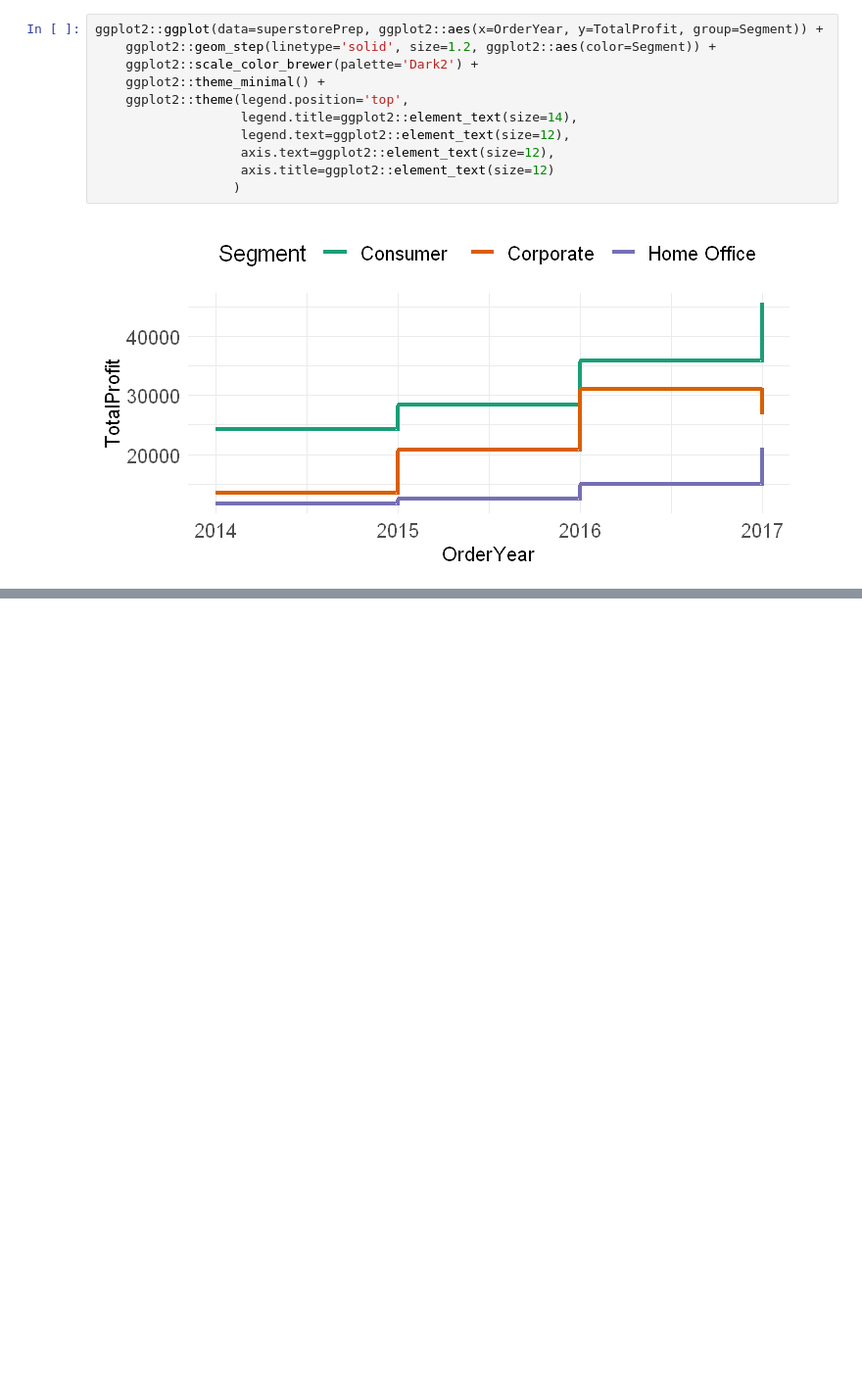
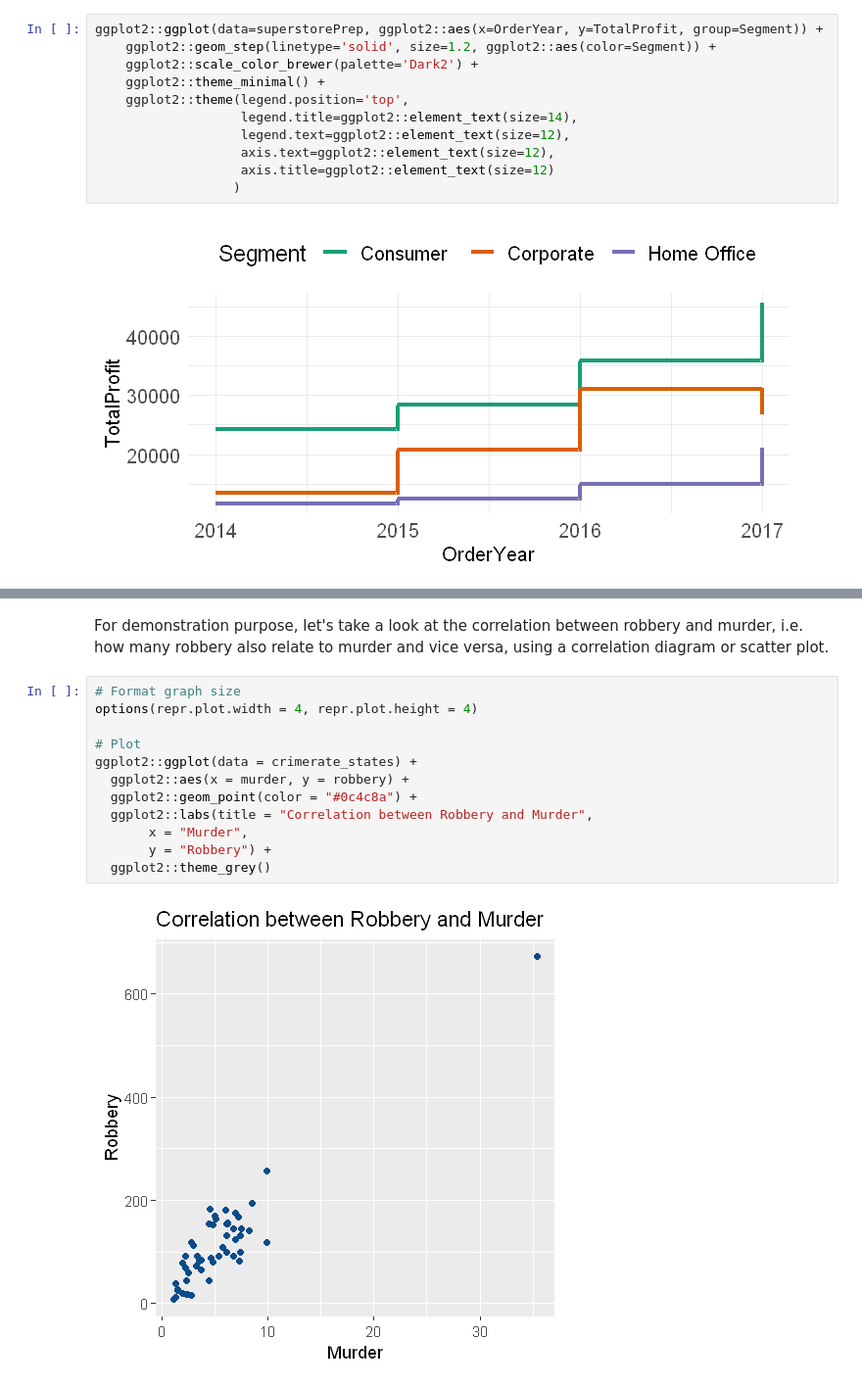
Before and after one commit to anirbanpalDSC/Data-Visualizations, a Jupyter notebook: Data Visualization - R.ipynb, the cells around one changed output, grey strips where cells are left out. Shown at 98% size. Saved outputs shown, nothing was run; the diff lists cells and outputs as text; blank space fills up the shorter version.

```diff
--- a/Data Visualization - R.ipynb
+++ b/Data Visualization - R.ipynb
@@ -240,0 +341,16 @@ treemap::treemap(superstore_tree,index = 'Sub.Category',
+# %% [markdown]
+For demonstration purpose, let's take a look at the correlation between robbery and murder, i.e. how many robbery also relate to murder and vice versa, using a correlation diagram or scatter plot.
+# %%
+# Format graph size
+options(repr.plot.width = 4, repr.plot.height = 4)
+
+# Plot
+ggplot2::ggplot(data = crimerate_states) +
+  ggplot2::aes(x = murder, y = robbery) +
+  ggplot2::geom_point(color = "#0c4c8a") +
+  ggplot2::labs(title = "Correlation between Robbery and Murder",
+       x = "Murder",
+       y = "Robbery") +
+  ggplot2::theme_grey()
+# %% [output]
+[figure, added]
```
Also changed, not shown: parts of 34 cells of this notebook.
